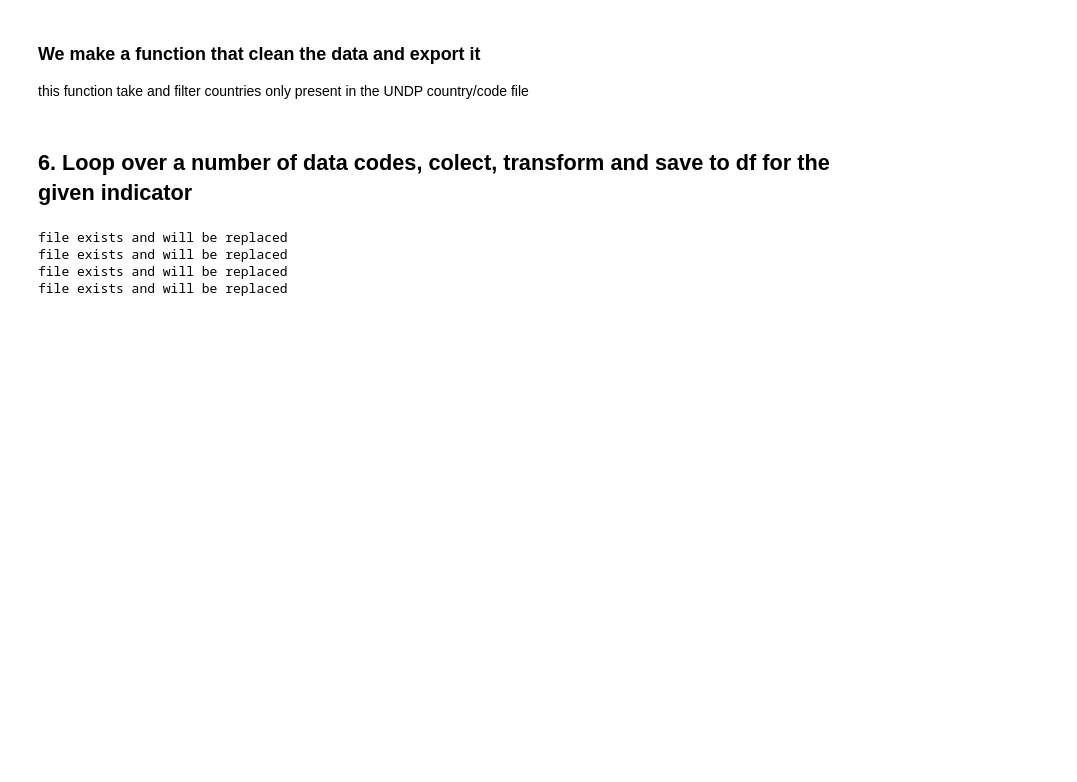
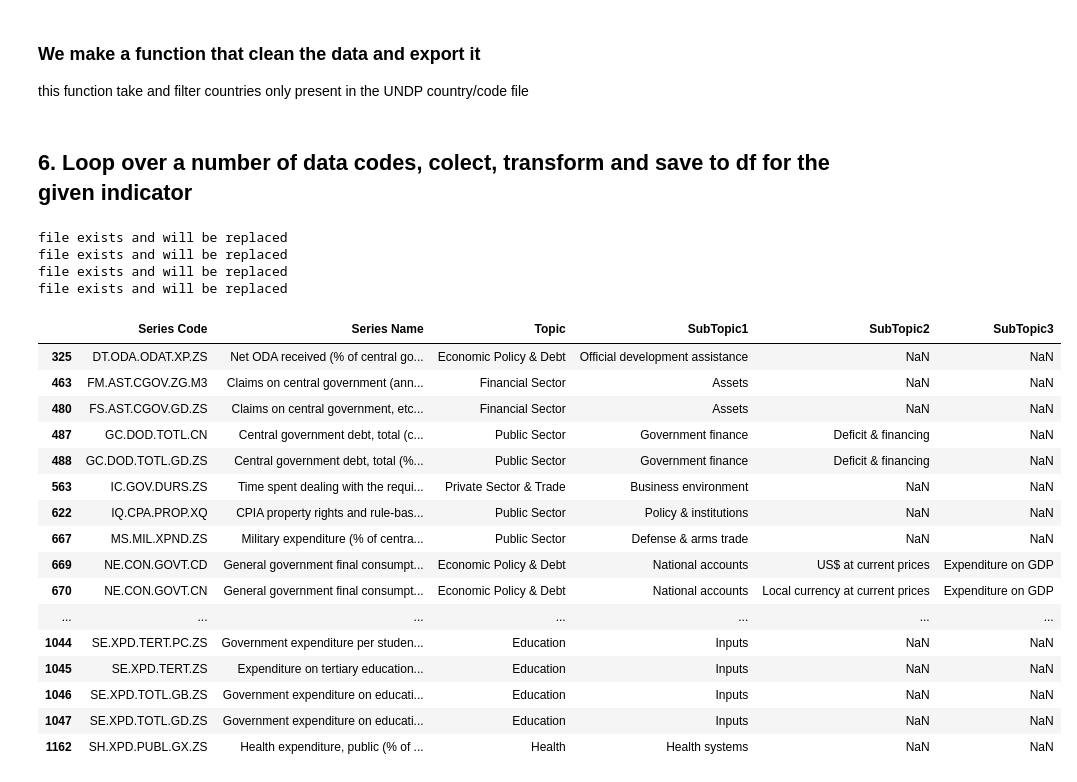
Before and after one commit to rjlopez2/ADS-_CAS_Bern_2020, a Jupyter notebook: Projects/M3/WB_Dataset.ipynb, the cells around one changed output. Saved outputs shown, nothing was run; the diff lists cells and outputs as text; code cells hidden in the pictures; blank space fills up the shorter version.

```diff
--- a/Projects/M3/WB_Dataset.ipynb
+++ b/Projects/M3/WB_Dataset.ipynb
@@ -241,3 +241,23 @@ file exists and will be replaced
 file exists and will be replaced
 file exists and will be replaced
 file exists and will be replaced
+# %%
+find_your_serie("govern", by_name= True)
+# %% [output]
+|  | Series Code | Series Name | Topic | SubTopic1 | SubTopic2 | SubTopic3 |
+| 325 | DT.ODA.ODAT.XP.ZS | Net ODA received (% of central go... | Economic Policy & Debt | Official development assistance | NaN | NaN |
+| 463 | FM.AST.CGOV.ZG.M3 | Claims on central government (ann... | Financial Sector | Assets | NaN | NaN |
+| 480 | FS.AST.CGOV.GD.ZS | Claims on central government, etc... | Financial Sector | Assets | NaN | NaN |
+| 487 | GC.DOD.TOTL.CN | Central government debt, total (c... | Public Sector | Government finance | Deficit & financing | NaN |
+| 488 | GC.DOD.TOTL.GD.ZS | Central government debt, total (%... | Public Sector | Government finance | Deficit & financing | NaN |
+| 563 | IC.GOV.DURS.ZS | Time spent dealing with the requi... | Private Sector & Trade | Business environment | NaN | NaN |
+| 622 | IQ.CPA.PROP.XQ | CPIA property rights and rule-bas... | Public Sector | Policy & institutions | NaN | NaN |
+| 667 | MS.MIL.XPND.ZS | Military expenditure (% of centra... | Public Sector | Defense & arms trade | NaN | NaN |
+| 669 | NE.CON.GOVT.CD | General government final consumpt... | Economic Policy & Debt | National accounts | US$ at current prices | Expenditure on GDP |
+| 670 | NE.CON.GOVT.CN | General government final consumpt... | Economic Policy & Debt | National accounts | Local currency at current prices | Expenditure on GDP |
+| ... | ... | ... | ... | ... | ... | ... |
+| 1044 | SE.XPD.TERT.PC.ZS | Government expenditure per studen... | Education | Inputs | NaN | NaN |
+| 1045 | SE.XPD.TERT.ZS | Expenditure on tertiary education... | Education | Inputs | NaN | NaN |
+| 1046 | SE.XPD.TOTL.GB.ZS | Government expenditure on educati... | Education | Inputs | NaN | NaN |
+| 1047 | SE.XPD.TOTL.GD.ZS | Government expenditure on educati... | Education | Inputs | NaN | NaN |
+| 1162 | SH.XPD.PUBL.GX.ZS | Health expenditure, public (% of ... | Health | Health systems | NaN | NaN |
```
Also changed, not shown: parts of 2 cells of this notebook, 7 other files.
